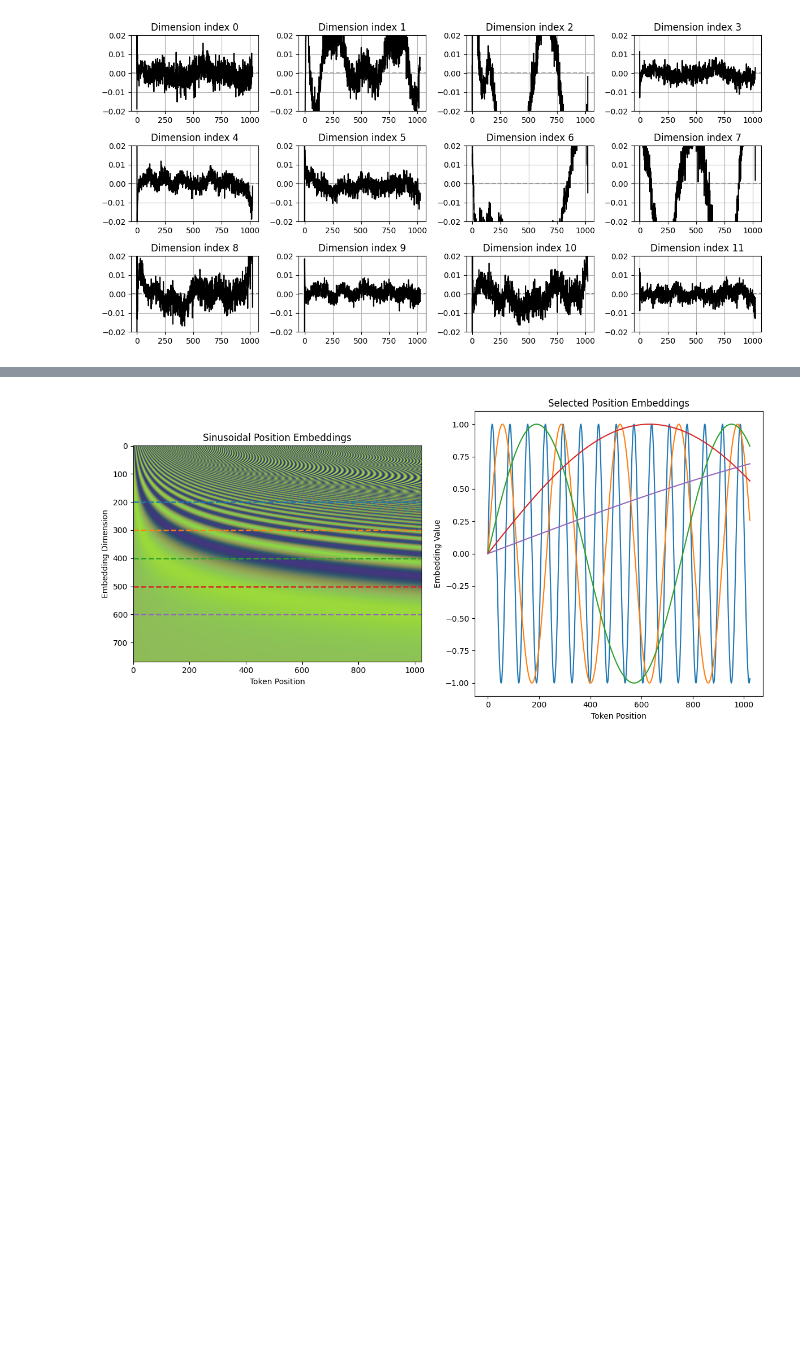
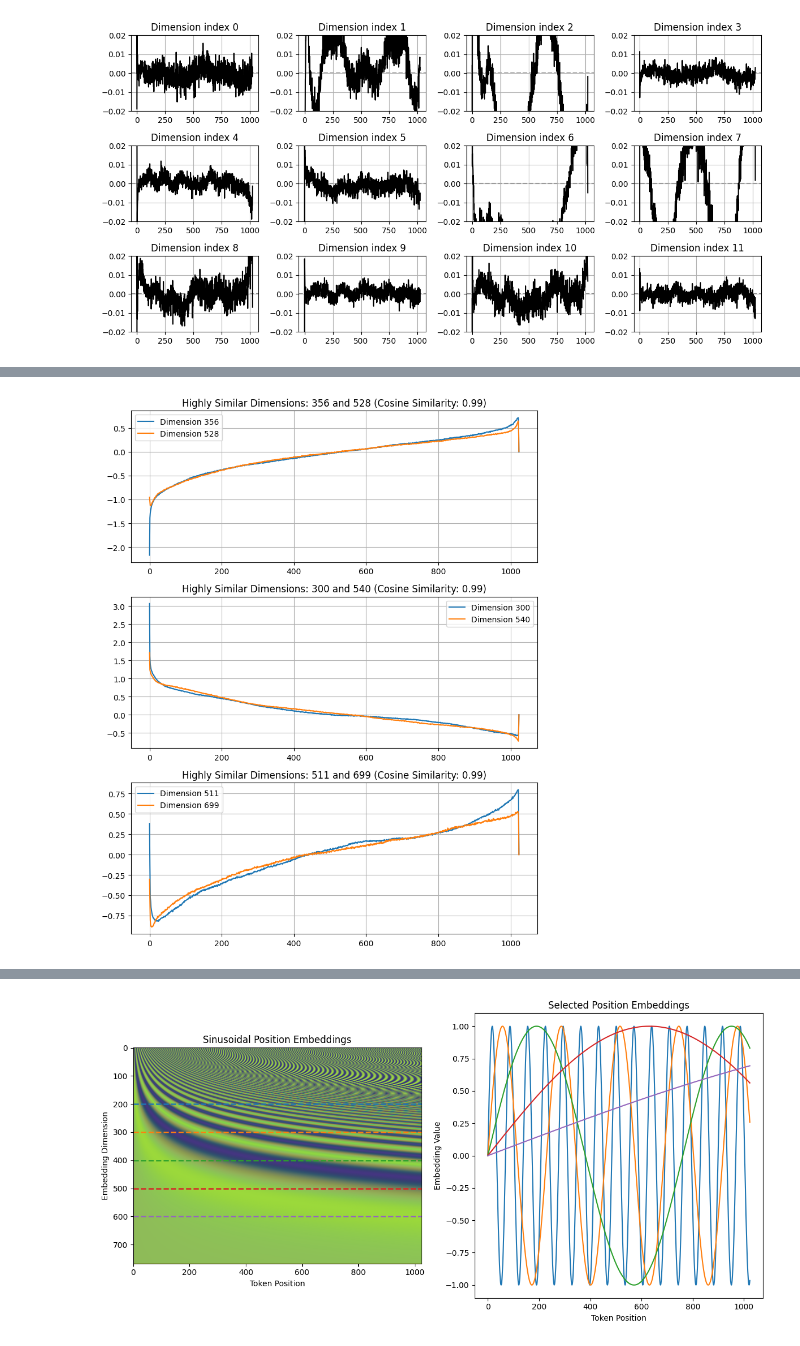
Before and after one commit to pablogasco1/deep-learning, a Jupyter notebook: notebooks_llms/02-embeddings_spaces_7.ipynb, the cells around one changed output, grey strips where cells are left out. Saved outputs shown, nothing was run; the diff lists cells and outputs as text; code cells hidden in the pictures; blank space fills up the shorter version.

Commit message:
building and training embeddings

```diff
--- a/notebooks_llms/02-embeddings_spaces_7.ipynb
+++ b/notebooks_llms/02-embeddings_spaces_7.ipynb
@@ -121,3 +117,16 @@ plt.show()
 # however, likely if we go into higher dimension indexes they will look different from dimension index 0.
 # %% [output]
 [figure]
+# %%
+# identify pairs of dimensions with higher cosine similarity
+cosine_sim_feature_df = pd.DataFrame(cosine_sim_feature)
+highly_similar_pairs = []
+threshold = 0.95  # you can adjust this threshold based on how strict you want
+for i in range(len(cosine_sim_feature_df)):
+    for j in range(i + 1, len(cosine_sim_feature_df)):
+        if cosine_sim_feature_df.iloc[i, j] > threshold:
+            highly_similar_pairs.append((cosine_sim_feature_df.index[i], cosine_sim_feature_df.columns[j], cosine_sim_feature_df.iloc[i, j]))
+
+# sort the pairs by similarity
+highly_similar_pairs.sort(key=lambda x: x[2], reverse=True)
+highly_similar_pairs
@@ -123,0 +152,13 @@ plt.show()
+# %%
+# plot the embeddings of each pair of highly similar dimensions (only the first 3 pairs to avoid overcrowding)
+fig, axes = plt.subplots(3, 1, figsize=(8, 10))
+for ax, (dim1, dim2, sim) in zip(axes, highly_similar_pairs[:3]):
+    ax.plot(position_embeddings[:, dim1], label=f'Dimension {dim1}')
+    ax.plot(position_embeddings[:, dim2], label=f'Dimension {dim2}')
+    ax.set_title(f'Highly Similar Dimensions: {dim1} and {dim2} (Cosine Similarity: {sim:.2f})')
+    ax.legend()
+    ax.grid()
+plt.tight_layout()
+plt.show()
+# %% [output]
+[figure, added]
```
Also changed, not shown: parts of 3 cells of this notebook, 1 other file.
